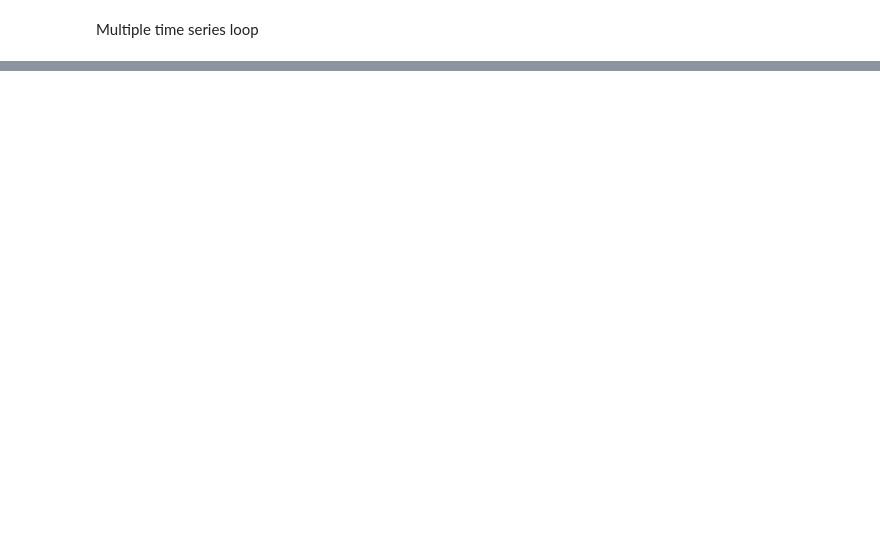
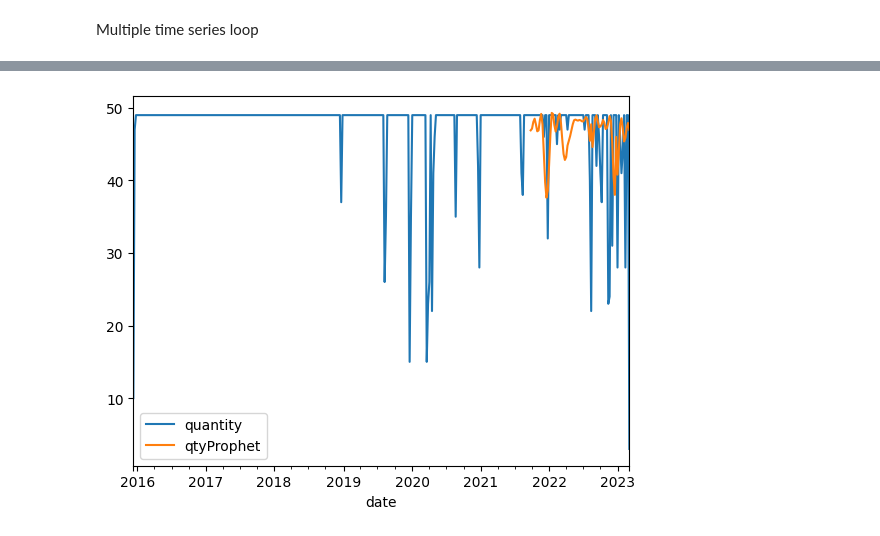
Before and after one commit to AndresCamargo-dev/ts_tfm, a Jupyter notebook: code/models.ipynb, the cells around one changed output, grey strips where cells are left out. Saved outputs shown, nothing was run; the diff lists cells and outputs as text; code cells hidden in the pictures; blank space fills up the shorter version.

```diff
--- a/code/models.ipynb
+++ b/code/models.ipynb
@@ -156,0 +226,31 @@ model_linear = smf.ols('priceModLog ~ timeIndex', data = dfBang).fit()
+# %%
+def tuning_hyperparameters_prophet(df, train, test, item, split_date):
+    new_df = pd.DataFrame({'ds': df.index.to_timestamp(),'y':df.log}).reset_index()
+    new_df = new_df.drop('date', axis=1)
+    param_grid = {
+        'changepoint_prior_scale': [0.001, 0.01, 0.1, 0.5],
+        'seasonality_prior_scale': [0.01, 0.1, 1.0, 10.0],
+        'seasonality_mode': ['additive', 'multiplicative']
+    }
+
+    # Generate all combinations of parameters
+    all_params = [dict(zip(param_grid.keys(), v)) for v in itertools.product(*param_grid.values())]
+    rmses = []  # Store the RMSEs for each params here
+
+    # Use cross validation to evaluate all parameters
+    for params in all_params:
+        m = Prophet(**params)
+        m.add_country_holidays(country_name='ES')
+        m.fit(new_df)
+        df_cv = cross_validation(m, initial='500 days', period='30 days', horizon='30 days', parallel="processes")
+        df_p = performance_metrics(df_cv, rolling_window=1)
+        rmses.append(df_p['rmse'].values[0])
+
+    # Find the best parameters
+    tuning_results = pd.DataFrame(all_params)
+    tuning_results['rmse'] = rmses
+    #print(tuning_results)
+
+    # Find the best parameters
+    best_params = all_params[np.argmin(rmses)]
+    return new_df, best_params
@@ -178,3 +331,6 @@ The original error message returned by patsy is:
 # %%
 id_ex = '17410306'
 m = sales[sales['id']== id_ex]
+# %%
+x = apply_prophet(one_product, best_params, test, item, split_date)
+# %% [output]
@@ -181,3 +343,4 @@ m = sales[sales['id']== id_ex]
+[figure, added]
 # %%
 metrics
 # %% [output]
```
Also changed, not shown: parts of 18 cells of this notebook.
